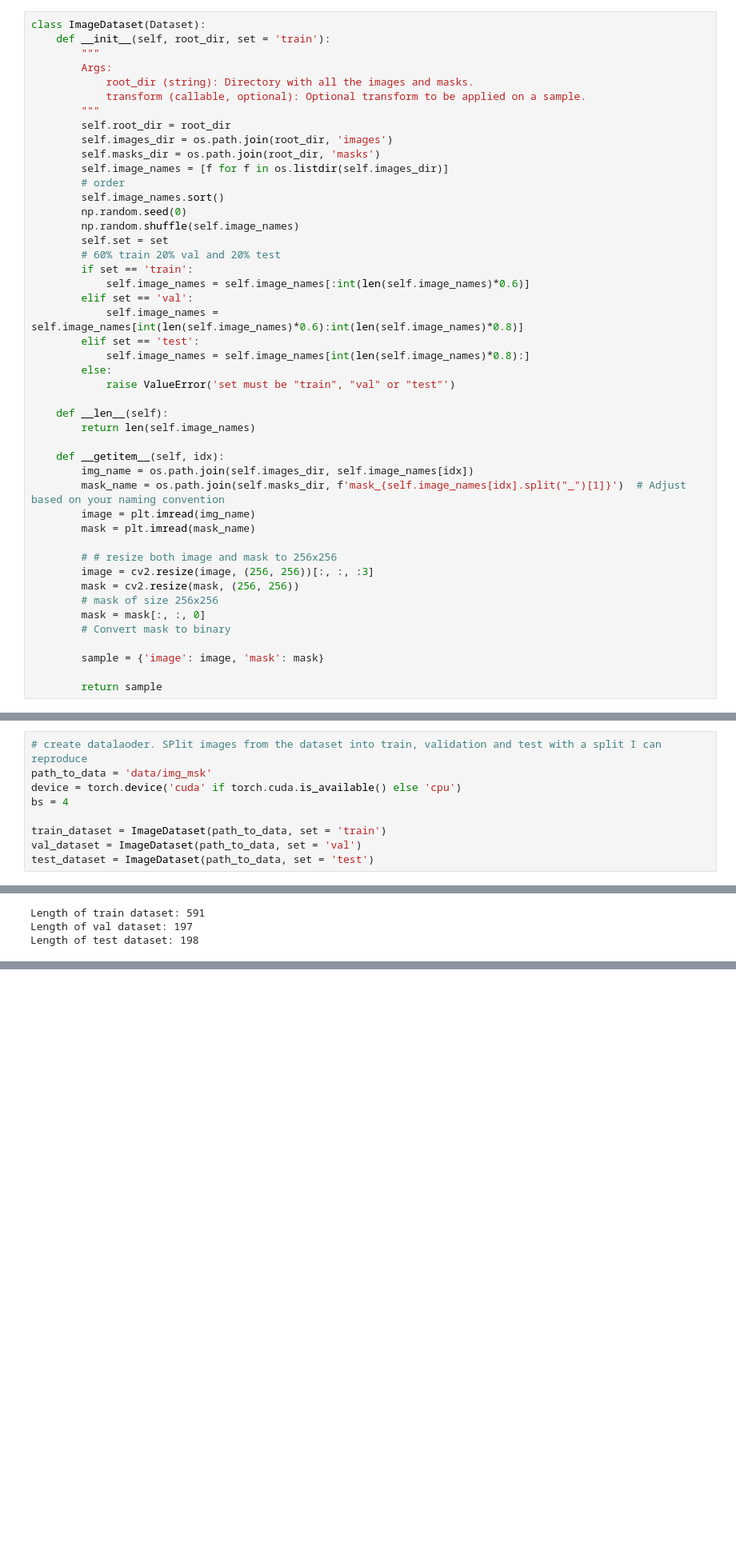
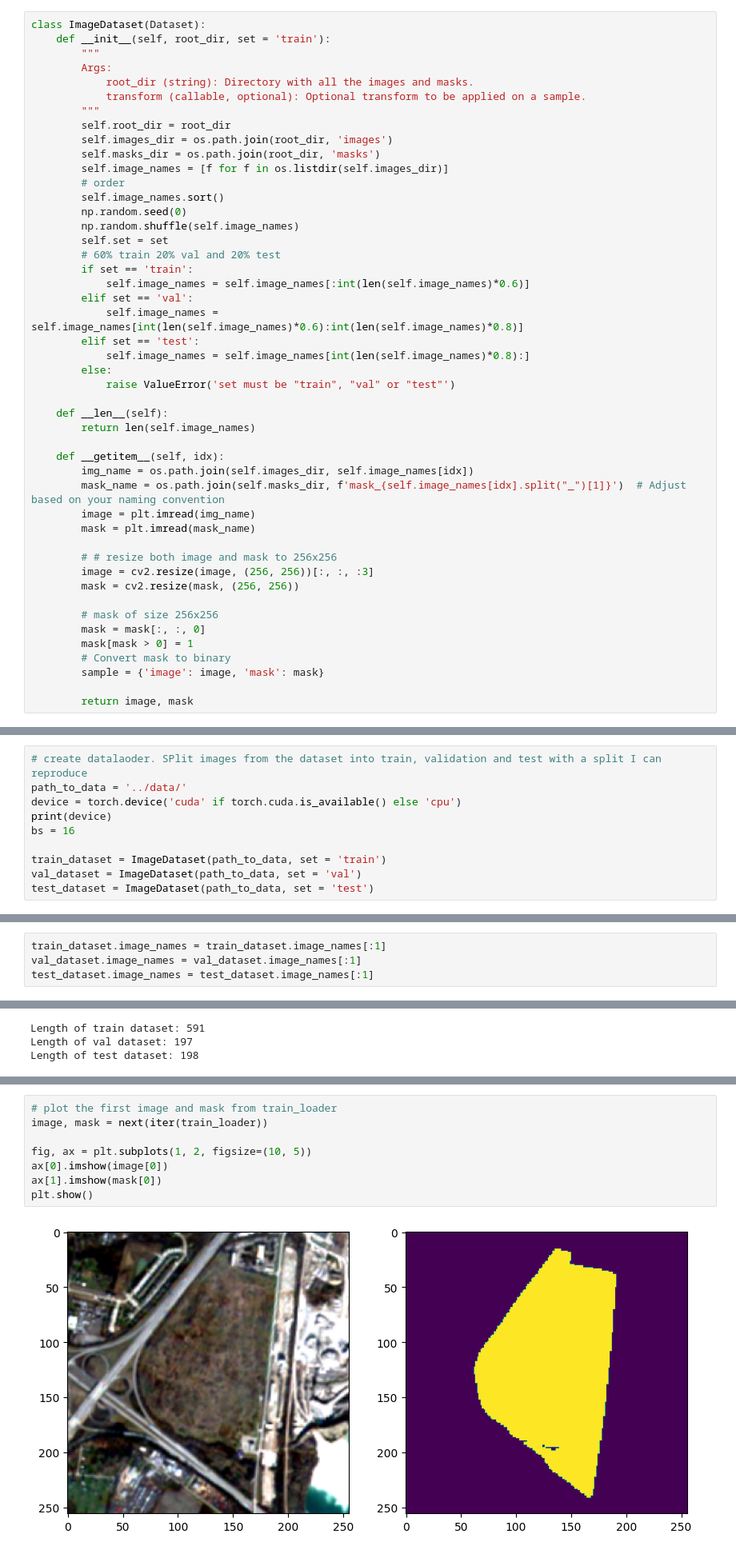
Before and after one commit to BertilleT/Landfill_segmentation, a Jupyter notebook: code_Bertille/Unet.ipynb, the cells around one changed output, grey strips where cells are left out. Shown at 80% size. Drawn from its saved outputs; the diff is of its cells as text; blank space fills up the shorter version.

```diff
--- a/code_Bertille/Unet.ipynb
+++ b/code_Bertille/Unet.ipynb
@@ -51,10 +75,11 @@ class ImageDataset(Dataset):
         # # resize both image and mask to 256x256
         image = cv2.resize(image, (256, 256))[:, :, :3]
         mask = cv2.resize(mask, (256, 256))
+
         # mask of size 256x256
         mask = mask[:, :, 0]
+        mask[mask > 0] = 1
         # Convert mask to binary
-
         sample = {'image': image, 'mask': mask}
 
-        return sample
+        return image, mask
@@ -78,8 +86,9 @@ def split_dataset(dataset, split_ratio=0.8):
 # %%
 # create datalaoder. SPlit images from the dataset into train, validation and test with a split I can reproduce
-path_to_data = 'data/img_msk'
+path_to_data = '../data/'
 device = torch.device('cuda' if torch.cuda.is_available() else 'cpu')
-bs = 4
+print(device)
+bs = 16
 
 train_dataset = ImageDataset(path_to_data, set = 'train')
 val_dataset = ImageDataset(path_to_data, set = 'val')
@@ -87,3 +98,7 @@ test_dataset = ImageDataset(path_to_data, set = 'test')
+# %%
+train_dataset.image_names = train_dataset.image_names[:1]
+val_dataset.image_names = val_dataset.image_names[:1]
+test_dataset.image_names = test_dataset.image_names[:1]
 # %%
 # get length of datasets
 print(f'Length of train dataset: {len(train_dataset)}')
@@ -175,0 +116,10 @@ print(sum(p.numel() for p in model.parameters()))
+# %%
+# plot the first image and mask from train_loader
+image, mask = next(iter(train_loader))
+
+fig, ax = plt.subplots(1, 2, figsize=(10, 5))
+ax[0].imshow(image[0])
+ax[1].imshow(mask[0])
+plt.show()
+# %% [output]
+[figure, added]
```
Also changed, not shown: parts of 21 cells of this notebook.
